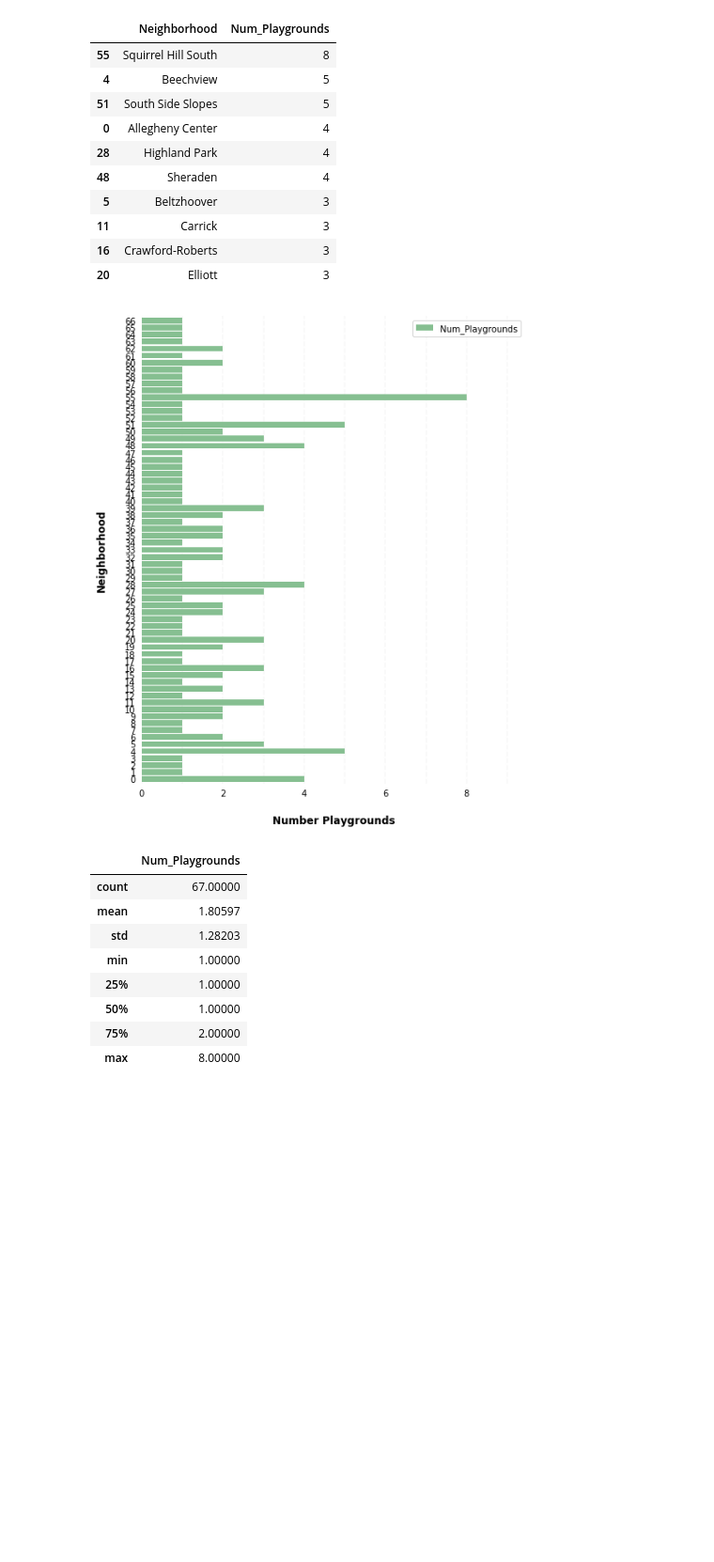
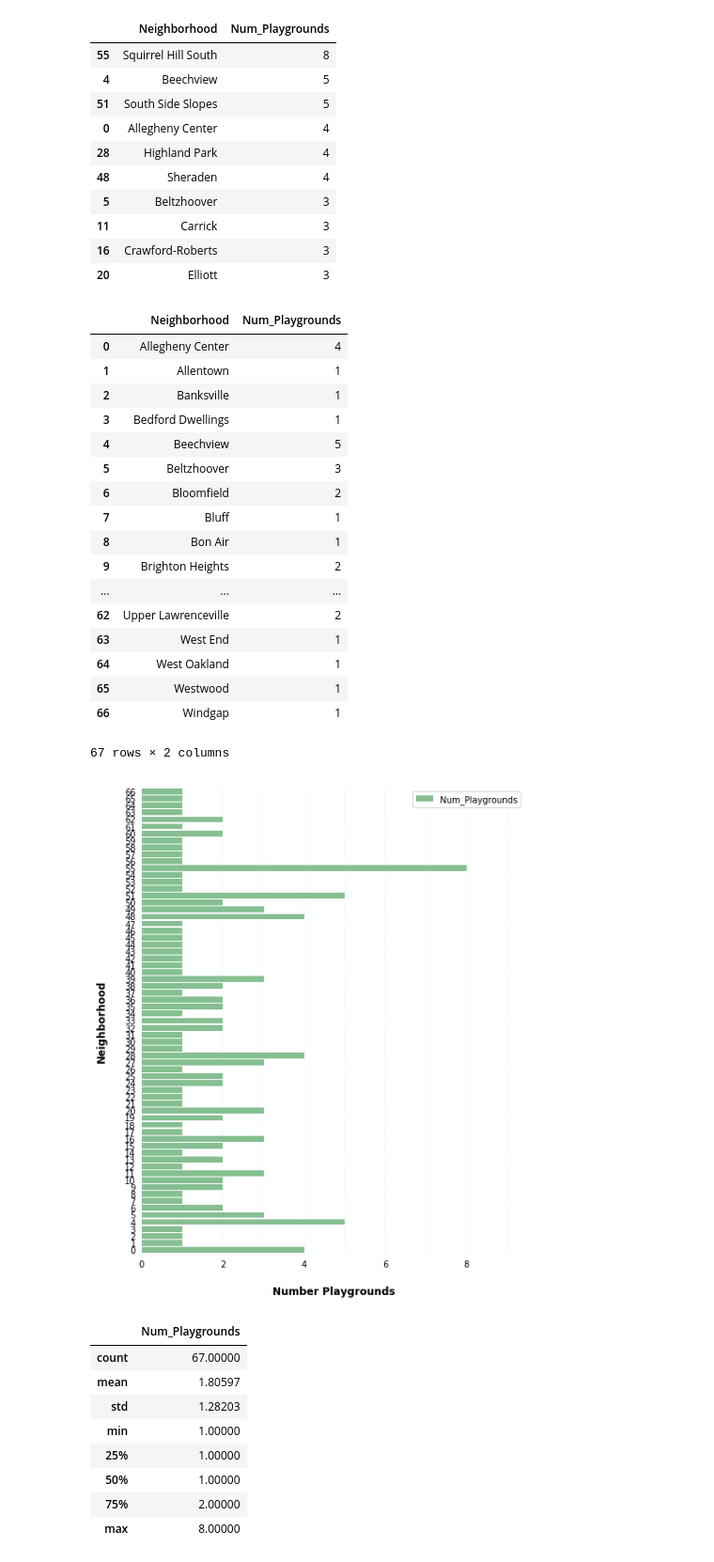
Before and after one commit to matgut33/0010-Final, a Jupyter notebook: Final-Project.ipynb, the cells around one changed output. Shown at 94% size. Saved outputs shown, nothing was run; the diff lists cells and outputs as text; code cells hidden in the pictures; blank space fills up the shorter version.

```diff
--- a/Final-Project.ipynb
+++ b/Final-Project.ipynb
@@ -170,28 +170,45 @@ top10_P
 # %%
 #Number of playgrounds per neighborhood
 ax = playgrounds_num.plot(kind='barh', figsize=(8, 10), color='#86bf91', zorder=2, width=0.85)
 
 ax.spines['right'].set_visible(False)
 ax.spines['top'].set_visible(False)
 ax.spines['left'].set_visible(False)
 ax.spines['bottom'].set_visible(False)
 
 ax.tick_params(axis="both", which="both", bottom="off", top="off", labelbottom="on", left="off", right="off", labelleft="on")
 
 vals = ax.get_xticks()
 for tick in vals:
     ax.axvline(x=tick, linestyle='dashed', alpha=0.4, color='#eeeeee', zorder=1)
 
   # Set x-axis label
 ax.set_xlabel("Number Playgrounds", labelpad=20, weight='bold', size=12)
 
   # Set y-axis label
 ax.set_ylabel("Neighborhood", labelpad=20, weight='bold', size=12)
 
-ax.xaxis.set_major_formatter(StrMethodFormatter('{x:,g}'))
-
+#ax.xaxis.set_major_formatter(StrMethodFormatter('{x:,g}'))
 #playgrounds_num.plot.barh(x='Neighborhood',y='Num_Playgrounds', rot = 0)
 # %% [output]
+|  | Neighborhood | Num_Playgrounds |
+| 0 | Allegheny Center | 4 |
+| 1 | Allentown | 1 |
+| 2 | Banksville | 1 |
+| 3 | Bedford Dwellings | 1 |
+| 4 | Beechview | 5 |
+| 5 | Beltzhoover | 3 |
+| 6 | Bloomfield | 2 |
+| 7 | Bluff | 1 |
+| 8 | Bon Air | 1 |
+| 9 | Brighton Heights | 2 |
+| ... | ... | ... |
+| 62 | Upper Lawrenceville | 2 |
+| 63 | West End | 1 |
+| 64 | West Oakland | 1 |
+| 65 | Westwood | 1 |
+| 66 | Windgap | 1 |
+67 rows × 2 columns
 [figure]
 # %%
 playgrounds_num.describe()
```
Also changed, not shown: parts of 1 cell of this notebook.
